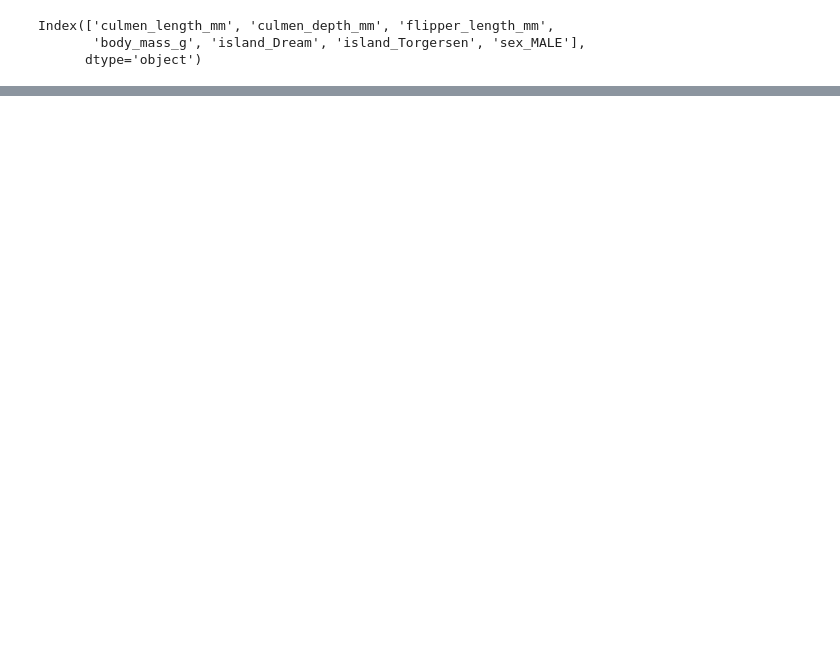
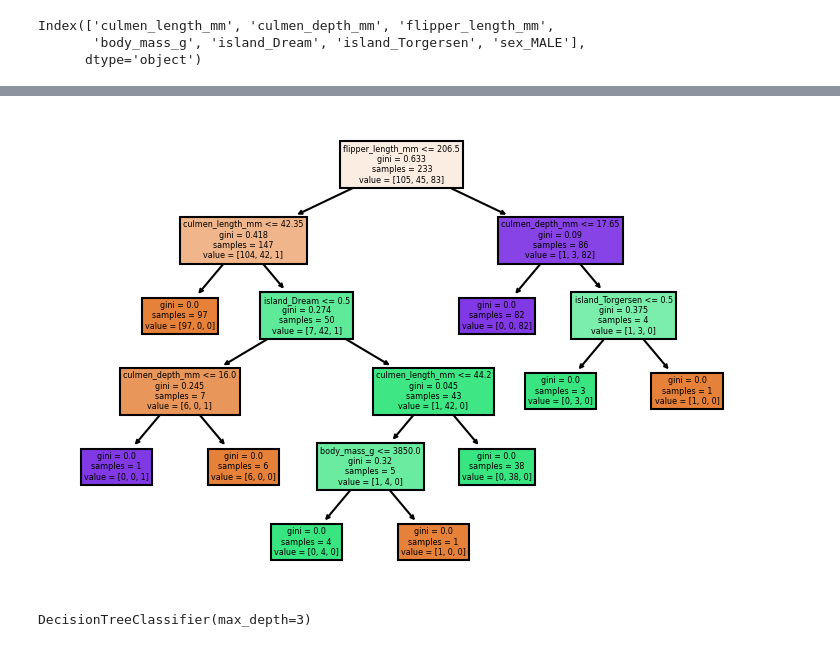
Before and after one commit to Jalpa-08/Machine-Learning-Models, a Jupyter notebook: Decision Tree/DT_Penguin_DataSet.ipynb, the cells around one changed output, grey strips where cells are left out. Saved outputs shown, nothing was run; the diff lists cells and outputs as text; code cells hidden in the pictures; blank space fills up the shorter version.

```diff
--- a/Decision Tree/DT_Penguin_DataSet.ipynb
+++ b/Decision Tree/DT_Penguin_DataSet.ipynb
@@ -252,0 +260,5 @@ pd.DataFrame( index = X.columns, data =model.feature_importances_, columns = ['F
+# %%
+plt.figure(dpi = 150)
+plot_tree(model, feature_names = X.columns, filled = True);
+# %% [output]
+[figure, added]
@@ -252,0 +267,4 @@ pd.DataFrame( index = X.columns, data =model.feature_importances_, columns = ['F
+# %%
+pruned_tree.fit(X_train, y_train) #2nd DT Model
+# %% [output]
+DecisionTreeClassifier(max_depth=3)
```
Also changed, not shown: parts of 17 cells of this notebook.
